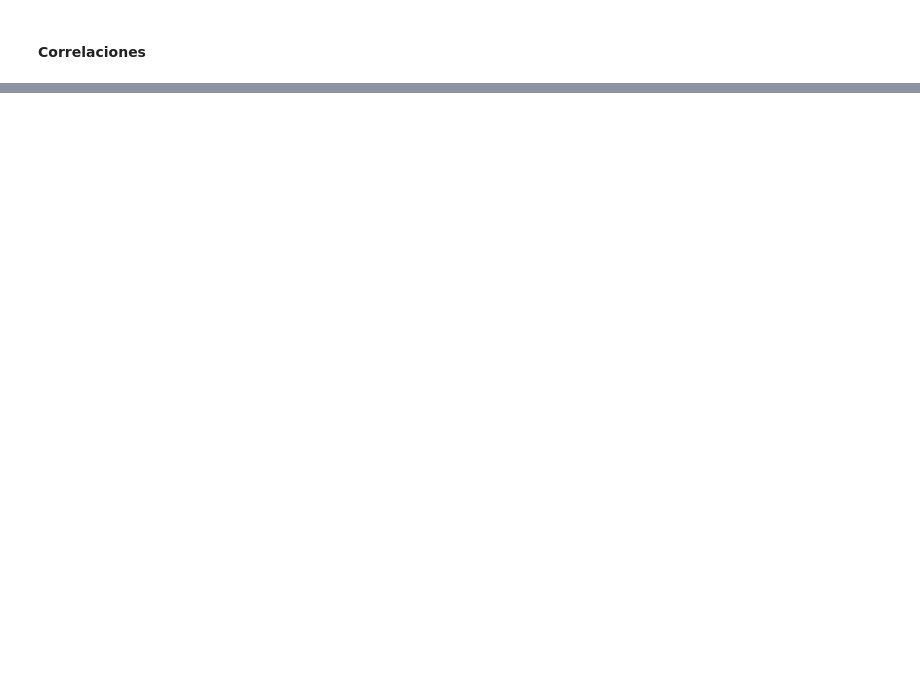
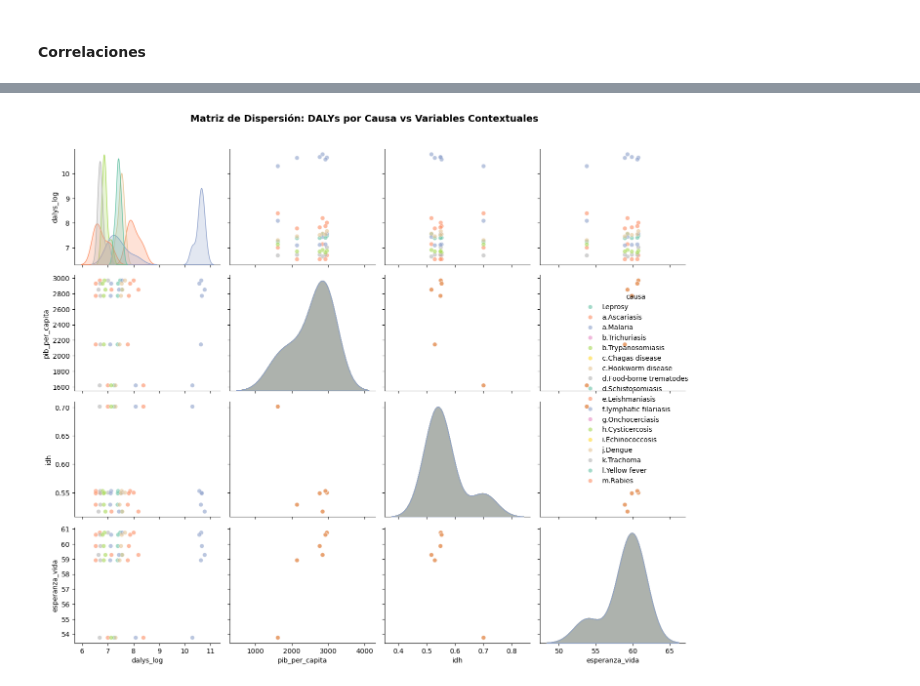
Before and after one commit to P-arsimony/DALY_DataAnalysis, a Jupyter notebook: Data_Visualization.ipynb, the cells around one changed output, grey strips where cells are left out. Drawn from its saved outputs; the diff is of its cells as text; code cells hidden in the pictures; blank space fills up the shorter version.

```diff
--- a/Data_Visualization.ipynb
+++ b/Data_Visualization.ipynb
@@ -564,0 +603,31 @@ Altura del gráfico: 10.8 pulgadas
+# %%
+# ============================================
+# Scatter Matrix por categoría de enfermedad
+# ============================================
+
+# Seleccionar top causas para visualizar
+top_causas = df_analisis_categoria.groupby('causa')['dalys'].sum().nlargest(8).index.tolist()
+df_top_causas = df_analisis_categoria[df_analisis_categoria['causa'].isin(top_causas)]
+
+# Seleccionar variables
+variables_scatter = ['dalys', 'pib_per_capita', 'idh', 'esperanza_vida', 'poblacion_miles', ]
+df_scatter_causas = df_top_causas[variables_scatter + ['causa']].copy()
+
+# Aplicar log
+df_scatter_causas['dalys_log'] = np.log1p(df_scatter_causas['dalys'])
+
+# Crear pairplot
+g = sns.pairplot(df_scatter_causas,
+                 vars=['dalys_log', 'pib_per_capita', 'idh', 'esperanza_vida'],
+                 hue='causa',
+                 palette='Set2',
+                 diag_kind='kde',
+                 plot_kws={'alpha': 0.6, 's': 40},
+                 height=2.8)
+
+g.fig.suptitle('Matriz de Dispersión: DALYs por Causa vs Variables Contextuales',
+               fontsize=14, fontweight='bold', y=1.02)
+plt.tight_layout()
+plt.show()
+# %% [output]
+[figure, added]
```
Also changed, not shown: parts of 7 cells of this notebook.
